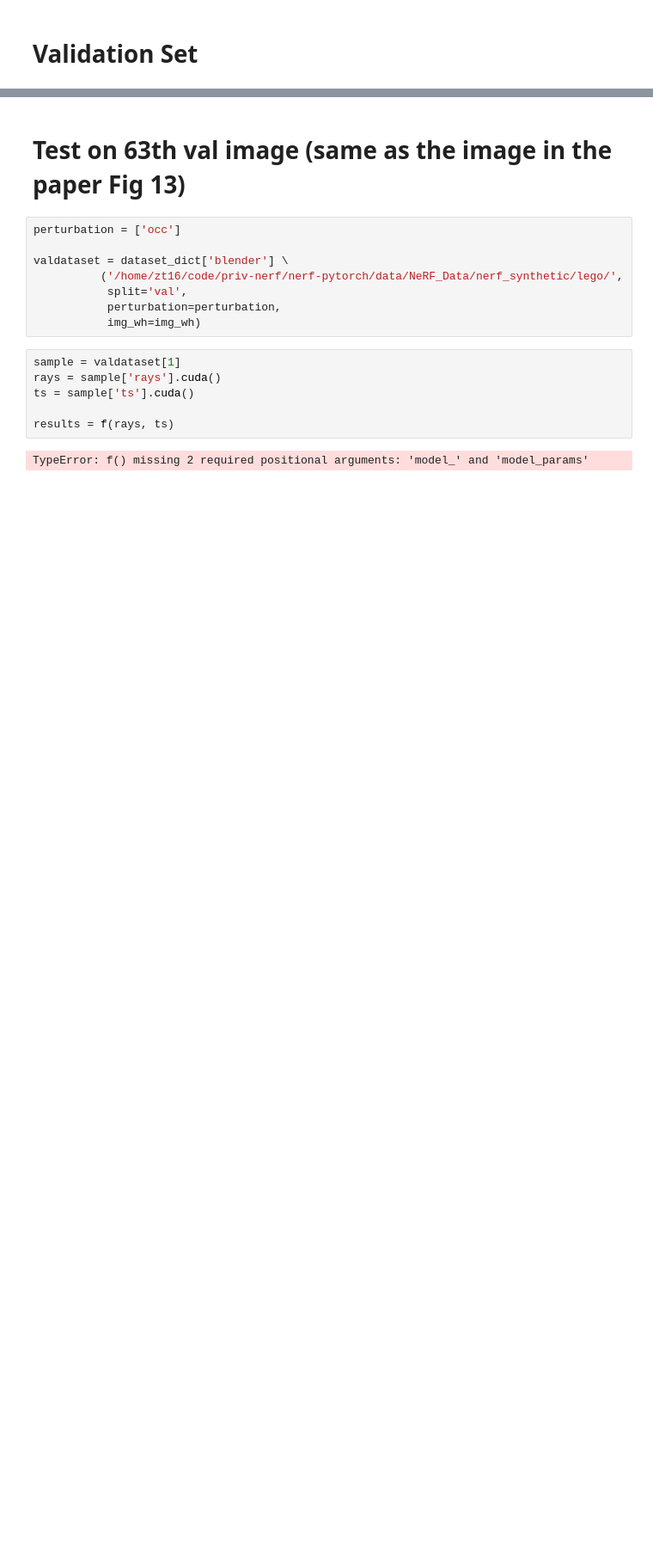
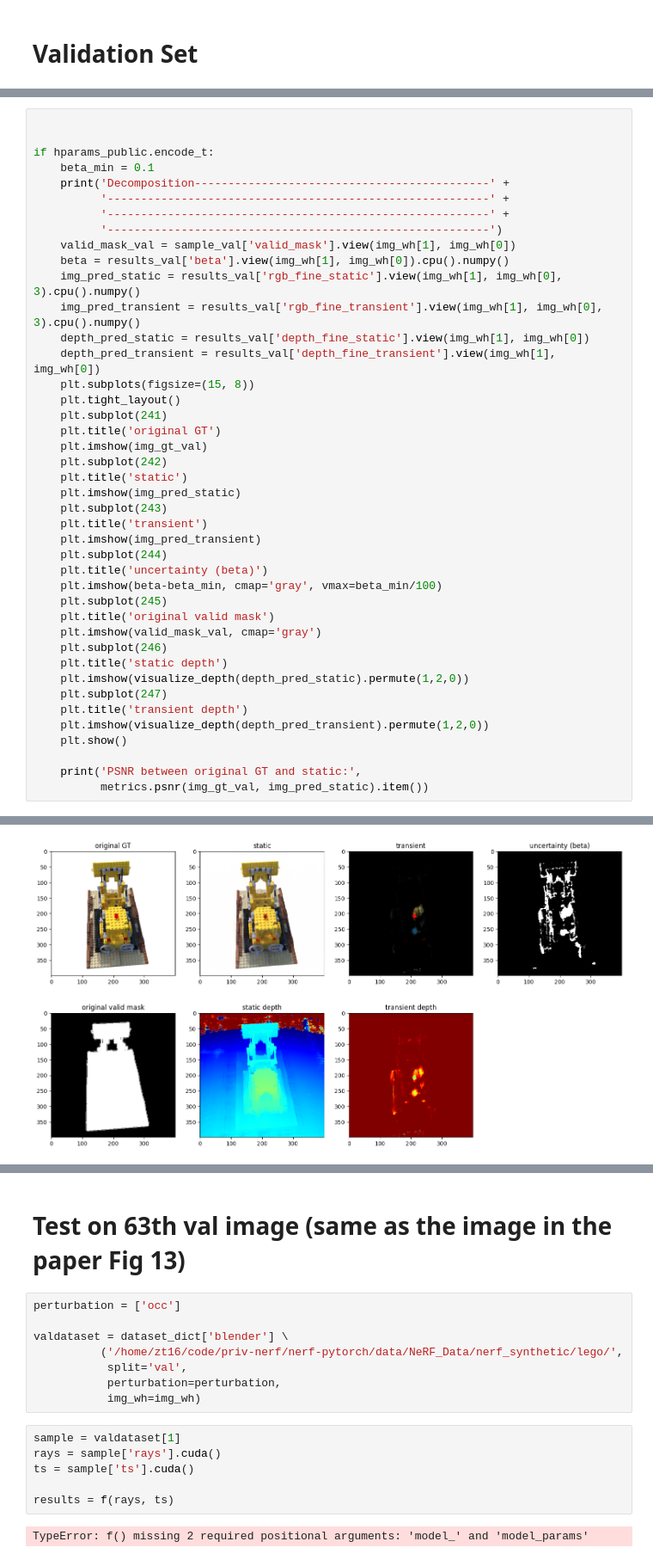
Before and after one commit to zaidtas/nerfw_pl_priv, a Jupyter notebook: test_nerfu_occ_fl.ipynb, the cells around one changed output, grey strips where cells are left out. Shown at 86% size. Saved outputs shown, nothing was run; the diff lists cells and outputs as text; blank space fills up the shorter version.

```diff
--- a/test_nerfu_occ_fl.ipynb
+++ b/test_nerfu_occ_fl.ipynb
@@ -586,0 +667,43 @@ Client - PSNR between GT and pred: 19.70178985595703
+# %%
+
+
+if hparams_public.encode_t:
+    beta_min = 0.1
+    print('Decomposition--------------------------------------------' +
+          '---------------------------------------------------------' +
+          '---------------------------------------------------------' +
+          '---------------------------------------------------------')
+    valid_mask_val = sample_val['valid_mask'].view(img_wh[1], img_wh[0])
+    beta = results_val['beta'].view(img_wh[1], img_wh[0]).cpu().numpy()
+    img_pred_static = results_val['rgb_fine_static'].view(img_wh[1], img_wh[0], 3).cpu().numpy()
+    img_pred_transient = results_val['rgb_fine_transient'].view(img_wh[1], img_wh[0], 3).cpu().numpy()
+    depth_pred_static = results_val['depth_fine_static'].view(img_wh[1], img_wh[0])
+    depth_pred_transient = results_val['depth_fine_transient'].view(img_wh[1], img_wh[0])
+    plt.subplots(figsize=(15, 8))
+    plt.tight_layout()
+    plt.subplot(241)
+    plt.title('original GT')
+    plt.imshow(img_gt_val)
+    plt.subplot(242)
+    plt.title('static')
+    plt.imshow(img_pred_static)
+    plt.subplot(243)
+    plt.title('transient')
+    plt.imshow(img_pred_transient)
+    plt.subplot(244)
+    plt.title('uncertainty (beta)')
+    plt.imshow(beta-beta_min, cmap='gray', vmax=beta_min/100)
+    plt.subplot(245)
+    plt.title('original valid mask')
+    plt.imshow(valid_mask_val, cmap='gray')
+    plt.subplot(246)
+    plt.title('static depth')
+    plt.imshow(visualize_depth(depth_pred_static).permute(1,2,0))
+    plt.subplot(247)
+    plt.title('transient depth')
+    plt.imshow(visualize_depth(depth_pred_transient).permute(1,2,0))
+    plt.show()
+
+    print('PSNR between original GT and static:',
+          metrics.psnr(img_gt_val, img_pred_static).item())
+# %% [output]
@@ -586,0 +712 @@ Client - PSNR between GT and pred: 19.70178985595703
+[figure, added]
```
Also changed, not shown: parts of 9 cells of this notebook, 14 other files.
